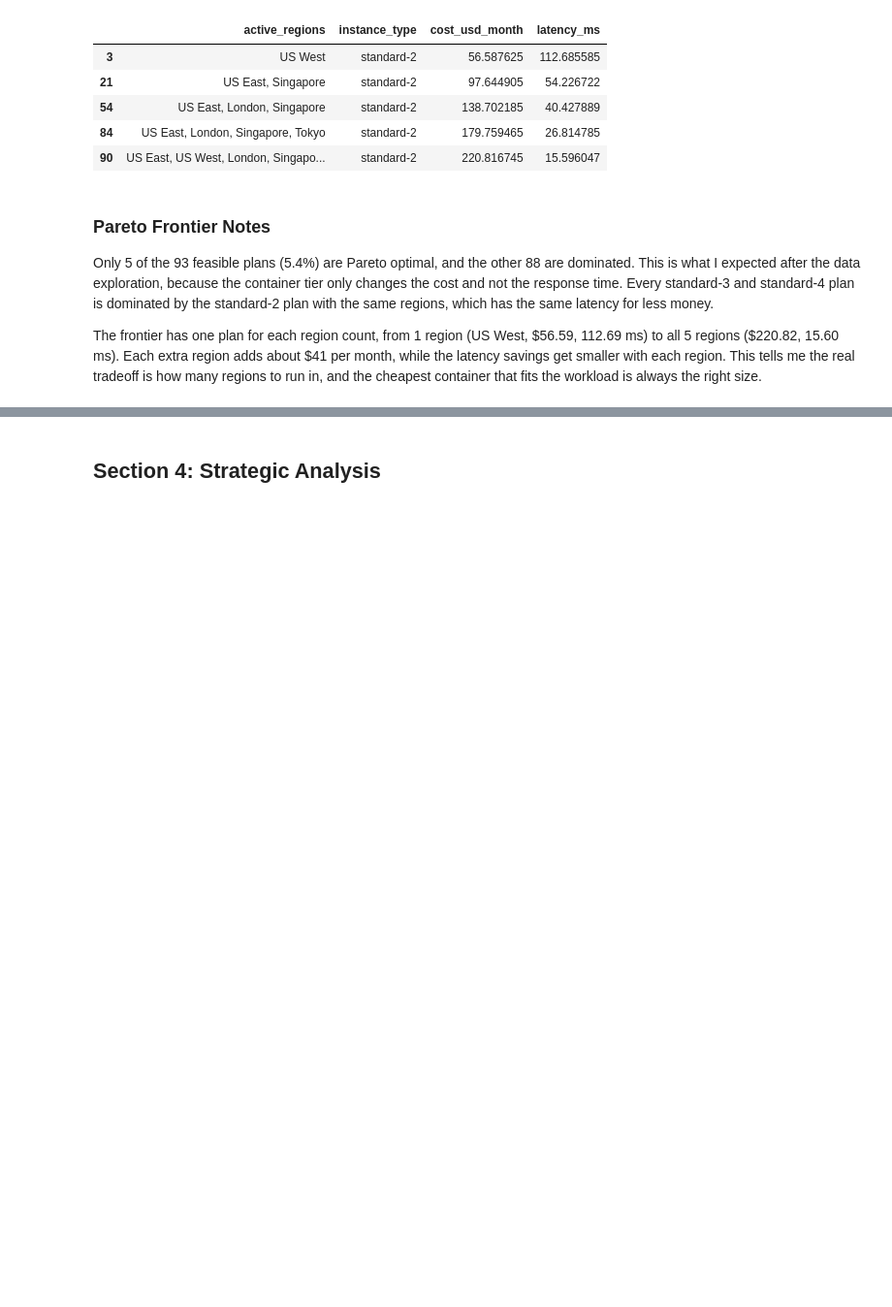
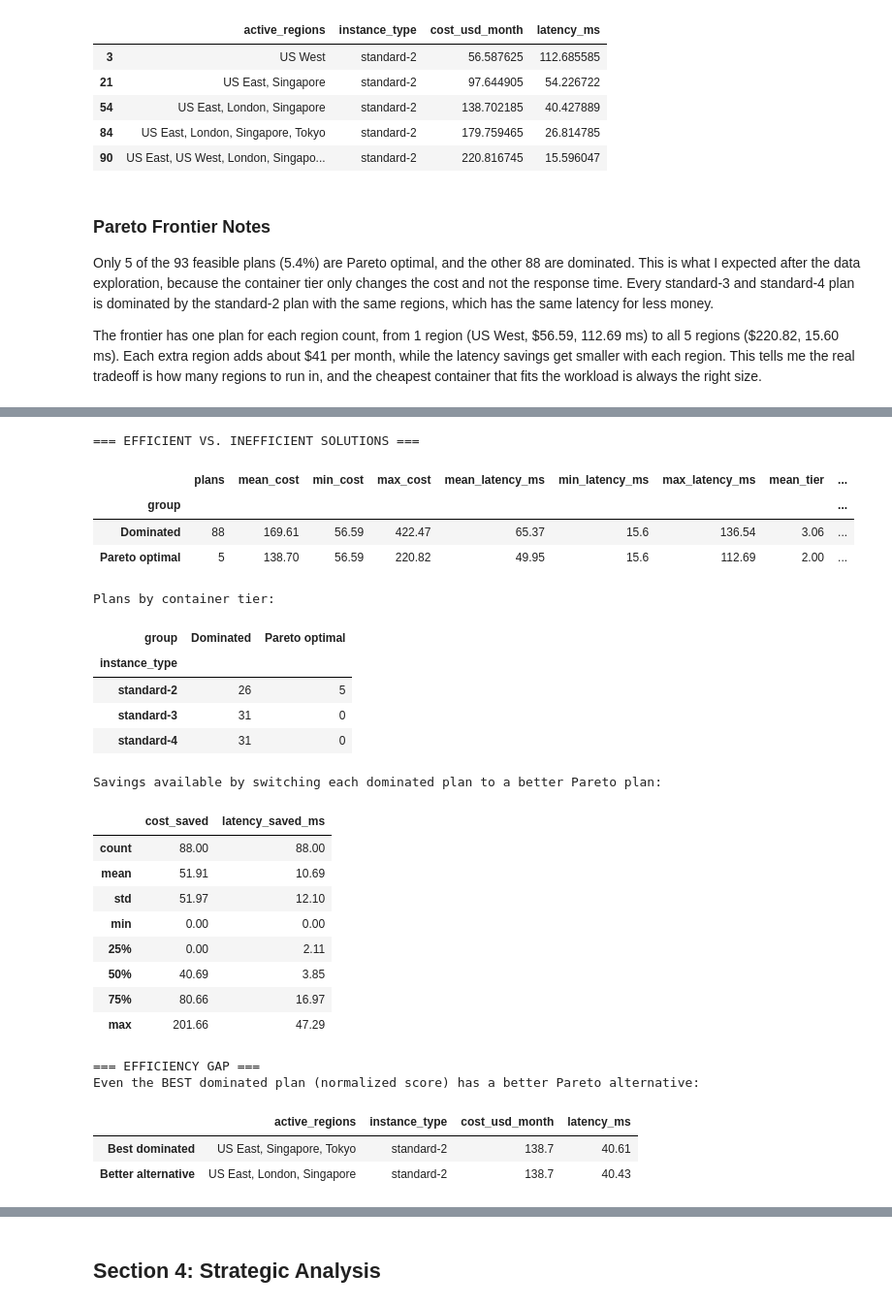
Before and after one commit to MostlyWhat/Infrastructure-Optimization-Engine, a Jupyter notebook: optimization_engine.ipynb, the cells around one changed output, grey strips where cells are left out. Shown at 97% size. Saved outputs shown, nothing was run; the diff lists cells and outputs as text; code cells hidden in the pictures; blank space fills up the shorter version.

Commit message:
feat: added dominated points analysis with examples

```diff
--- a/optimization_engine.ipynb
+++ b/optimization_engine.ipynb
@@ -491,0 +571,67 @@ The frontier has one plan for each region count, from 1 region (US West, \$56.59
+# %%
+# Compare efficient and inefficient solutions.
+groups = df.assign(group=np.where(df["is_pareto_optimal"], "Pareto optimal", "Dominated"))
+summary_stats = groups.groupby("group").agg(
+    plans=(OBJECTIVE_1, "size"),
+    mean_cost=(OBJECTIVE_1, "mean"),
+    min_cost=(OBJECTIVE_1, "min"),
+    max_cost=(OBJECTIVE_1, "max"),
+    mean_latency_ms=(OBJECTIVE_2, "mean"),
+    min_latency_ms=(OBJECTIVE_2, "min"),
+    max_latency_ms=(OBJECTIVE_2, "max"),
+    mean_tier=("tier_index", "mean"),
+    mean_regions=("region_count", "mean")
+)
+
+print("=== EFFICIENT VS. INEFFICIENT SOLUTIONS ===")
+display(summary_stats.round(2))
+
+print("Plans by container tier:")
+display(pd.crosstab(groups["instance_type"], groups["group"]))
+
+if not improvements.empty:
+    print("Savings available by switching each dominated plan to a better Pareto plan:")
+    display(improvements[["cost_saved", "latency_saved_ms"]].describe().round(2))
+
+# Compare the best dominated plan with an actual better alternative.
+# Cost and latency have different units, so normalize them before scoring.
+if len(dominated_df) > 0:
+    cost_range = df[OBJECTIVE_1].max() - df[OBJECTIVE_1].min()
+    latency_range = df[OBJECTIVE_2].max() - df[OBJECTIVE_2].min()
+
+    scores = (dominated_df[OBJECTIVE_1] - df[OBJECTIVE_1].min()) / (cost_range or 1)
+    scores += (dominated_df[OBJECTIVE_2] - df[OBJECTIVE_2].min()) / (latency_range or 1)
+    best_dominated = dominated_df.loc[scores.idxmin()]
+    alternative = find_dominating_plan(best_dominated, pareto_df)
+
+    print("\n=== EFFICIENCY GAP ===")
+    print("Even the BEST dominated plan (normalized score) has a better Pareto alternative:")
+    display(pd.DataFrame([best_dominated, alternative], index=["Best dominated", "Better alternative"])[
+        ["active_regions", "instance_type", OBJECTIVE_1, OBJECTIVE_2]].round(2))
+# %% [output]
+=== EFFICIENT VS. INEFFICIENT SOLUTIONS ===
+|  | plans | mean_cost | min_cost | max_cost | mean_latency_ms | min_latency_ms | max_latency_ms | mean_tier | ... |
+| group |  |  |  |  |  |  |  |  | ... |
+| Dominated | 88 | 169.61 | 56.59 | 422.47 | 65.37 | 15.6 | 136.54 | 3.06 | ... |
+| Pareto optimal | 5 | 138.70 | 56.59 | 220.82 | 49.95 | 15.6 | 112.69 | 2.00 | ... |
+Plans by container tier:
+| group | Dominated | Pareto optimal |
+| instance_type |  |  |
+| standard-2 | 26 | 5 |
+| standard-3 | 31 | 0 |
+| standard-4 | 31 | 0 |
+Savings available by switching each dominated plan to a better Pareto plan:
+|  | cost_saved | latency_saved_ms |
+| count | 88.00 | 88.00 |
+| mean | 51.91 | 10.69 |
+| std | 51.97 | 12.10 |
+| min | 0.00 | 0.00 |
+| 25% | 0.00 | 2.11 |
+| 50% | 40.69 | 3.85 |
+| 75% | 80.66 | 16.97 |
+| max | 201.66 | 47.29 |
+=== EFFICIENCY GAP ===
+Even the BEST dominated plan (normalized score) has a better Pareto alternative:
+|  | active_regions | instance_type | cost_usd_month | latency_ms |
+| Best dominated | US East, Singapore, Tokyo | standard-2 | 138.7 | 40.61 |
+| Better alternative | US East, London, Singapore | standard-2 | 138.7 | 40.43 |
```
Also changed, not shown: parts of 3 cells of this notebook.
